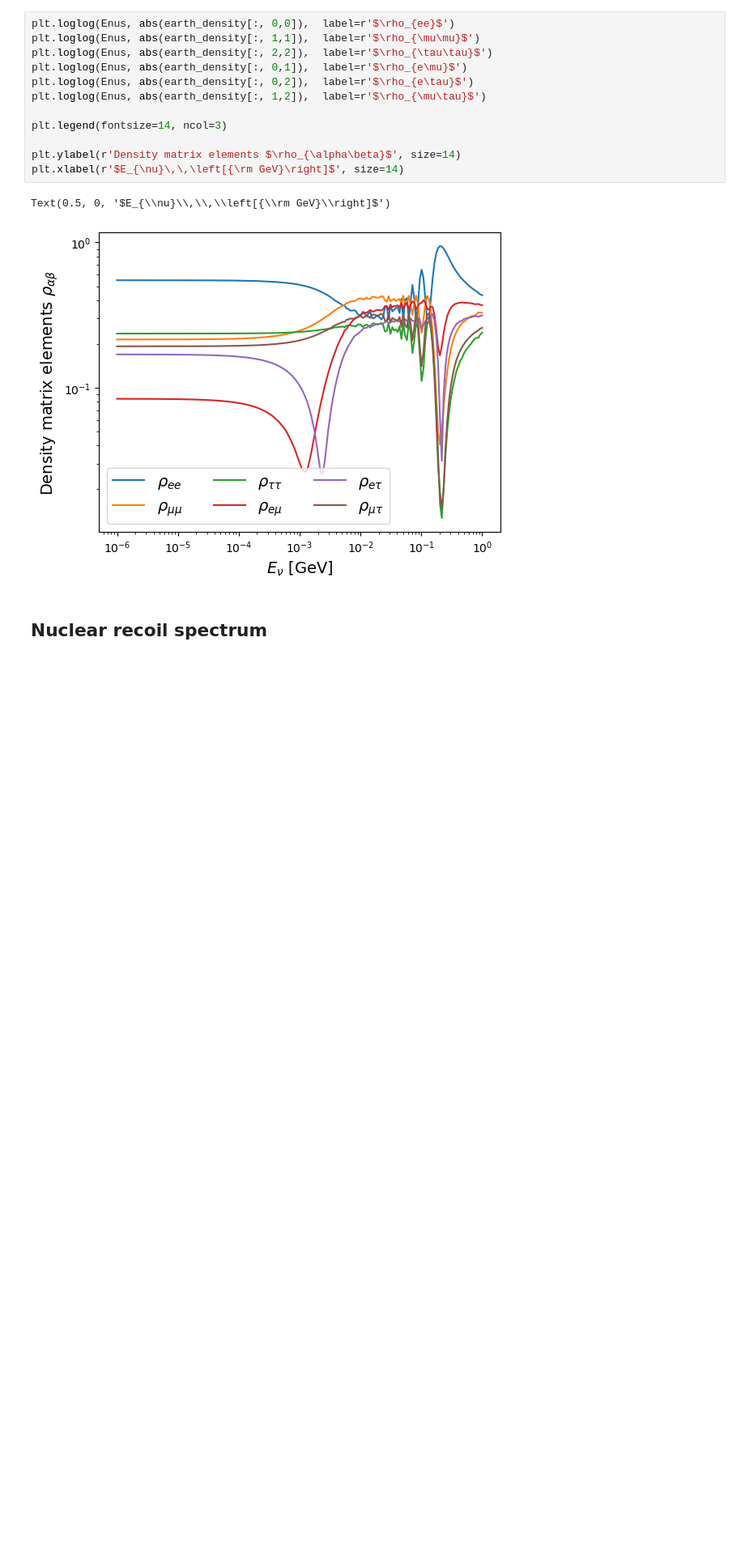
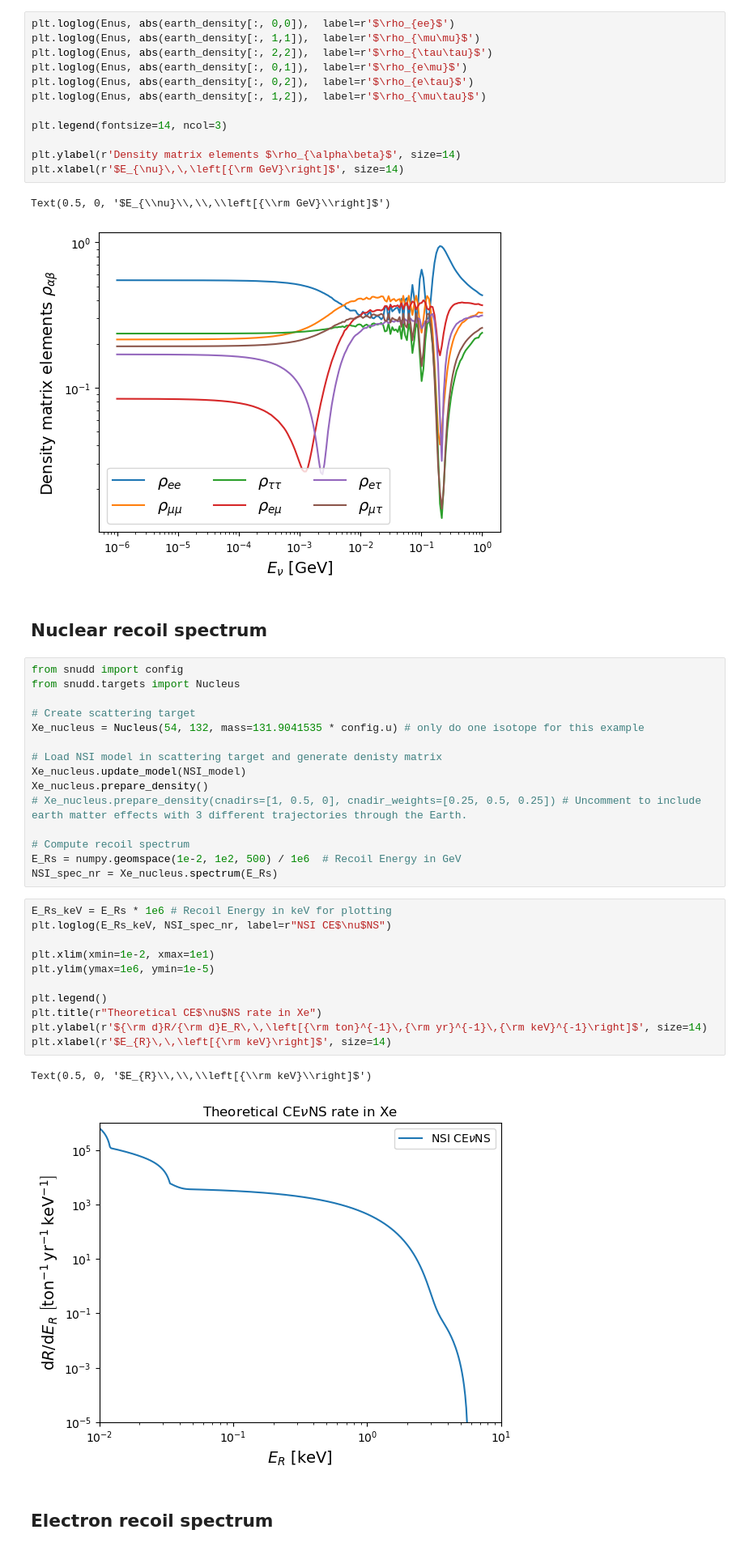
Before and after one commit to SNuDD/SNuDD, a Jupyter notebook: notebooks/quick_start.ipynb, the cells around one changed output. Shown at 81% size. Saved outputs shown, nothing was run; the diff lists cells and outputs as text; blank space fills up the shorter version.

Commit message:
Added EvES example; fixed electron target computation

```diff
--- a/notebooks/quick_start.ipynb
+++ b/notebooks/quick_start.ipynb
@@ -86,3 +89,34 @@ Text(0.5, 0, '$E_{\\nu}\\,\\,\\left[{\\rm GeV}\\right]$')
 [figure]
 # %% [markdown]
 ## Nuclear recoil spectrum
+# %%
+from snudd import config
+from snudd.targets import Nucleus
+
+# Create scattering target
+Xe_nucleus = Nucleus(54, 132, mass=131.9041535 * config.u) # only do one isotope for this example
+
+# Load NSI model in scattering target and generate denisty matrix
+Xe_nucleus.update_model(NSI_model)
+Xe_nucleus.prepare_density()
+# Xe_nucleus.prepare_density(cnadirs=[1, 0.5, 0], cnadir_weights=[0.25, 0.5, 0.25]) # Uncomment to include earth matter effects with 3 different trajectories through the Earth.
+
+# Compute recoil spectrum
+E_Rs = numpy.geomspace(1e-2, 1e2, 500) / 1e6  # Recoil Energy in GeV
+NSI_spec_nr = Xe_nucleus.spectrum(E_Rs)
+# %%
+E_Rs_keV = E_Rs * 1e6 # Recoil Energy in keV for plotting
+plt.loglog(E_Rs_keV, NSI_spec_nr, label=r"NSI CE$\nu$NS")
+
+plt.xlim(xmin=1e-2, xmax=1e1)
+plt.ylim(ymax=1e6, ymin=1e-5)
+
+plt.legend()
+plt.title(r"Theoretical CE$\nu$NS rate in Xe")
+plt.ylabel(r'${\rm d}R/{\rm d}E_R\,\,\left[{\rm ton}^{-1}\,{\rm yr}^{-1}\,{\rm keV}^{-1}\right]$', size=14)
+plt.xlabel(r'$E_{R}\,\,\left[{\rm keV}\right]$', size=14)
+# %% [output]
+Text(0.5, 0, '$E_{R}\\,\\,\\left[{\\rm keV}\\right]$')
+[figure, added]
+# %% [markdown]
+## Electron recoil spectrum
```
Also changed, not shown: parts of 5 cells of this notebook, 4 other files.
